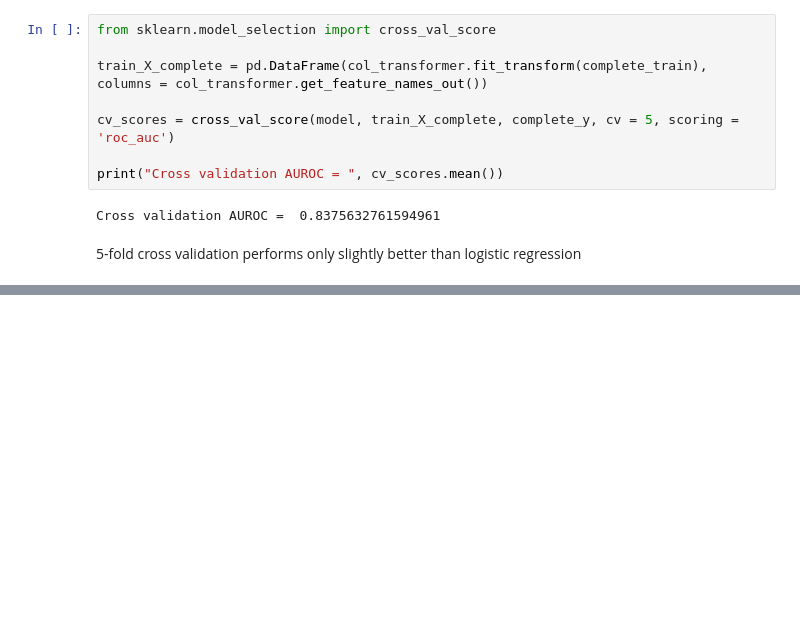
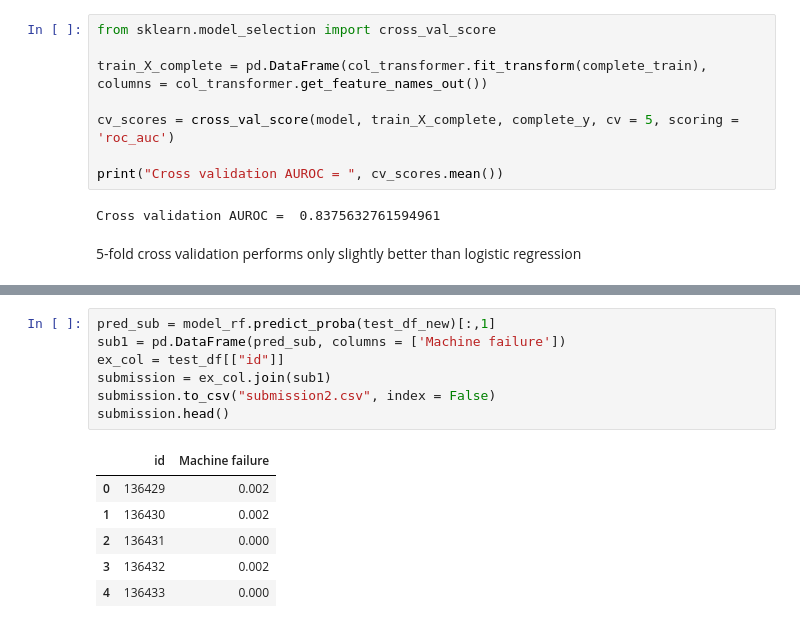
Before and after one commit to sharmilat29/Kaggle-Machine-Failure-Classification-Algorithms, a Jupyter notebook: machine-failure-binary-classification.ipynb, the cells around one changed output, grey strips where cells are left out. Drawn from its saved outputs; the diff is of its cells as text; blank space fills up the shorter version.

```diff
--- a/machine-failure-binary-classification.ipynb
+++ b/machine-failure-binary-classification.ipynb
@@ -272,0 +329,14 @@ Cross validation AUROC =  0.8375632761594961
+# %%
+pred_sub = model_rf.predict_proba(test_df_new)[:,1]
+sub1 = pd.DataFrame(pred_sub, columns = ['Machine failure'])
+ex_col = test_df[["id"]]
+submission = ex_col.join(sub1)
+submission.to_csv("submission2.csv", index = False)
+submission.head()
+# %% [output]
+|  | id | Machine failure |
+| 0 | 136429 | 0.002 |
+| 1 | 136430 | 0.002 |
+| 2 | 136431 | 0.000 |
+| 3 | 136432 | 0.002 |
+| 4 | 136433 | 0.000 |
```
Also changed, not shown: parts of 10 cells of this notebook.
